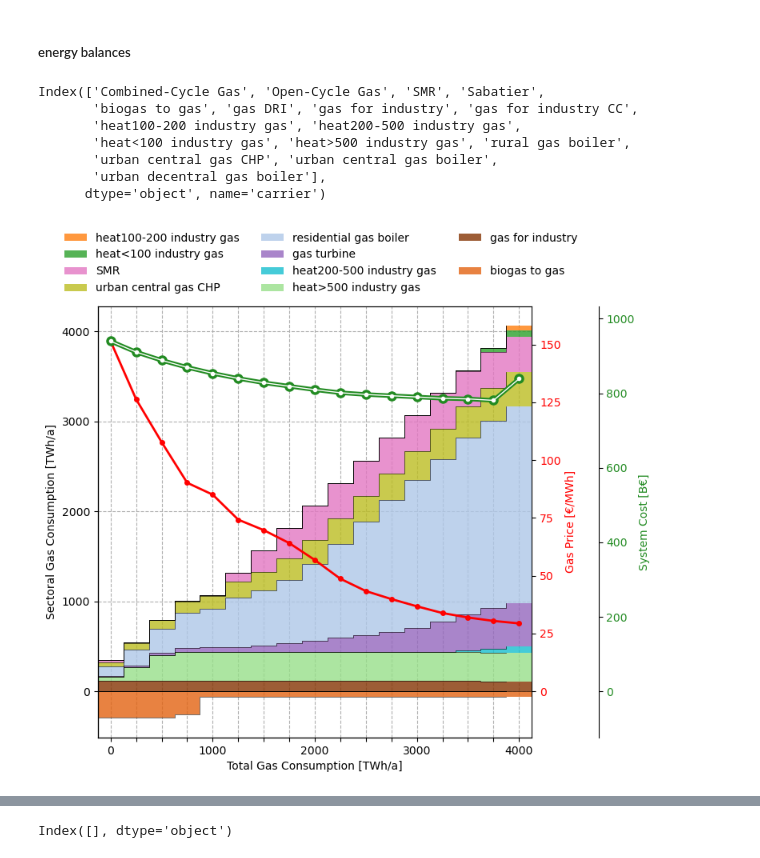
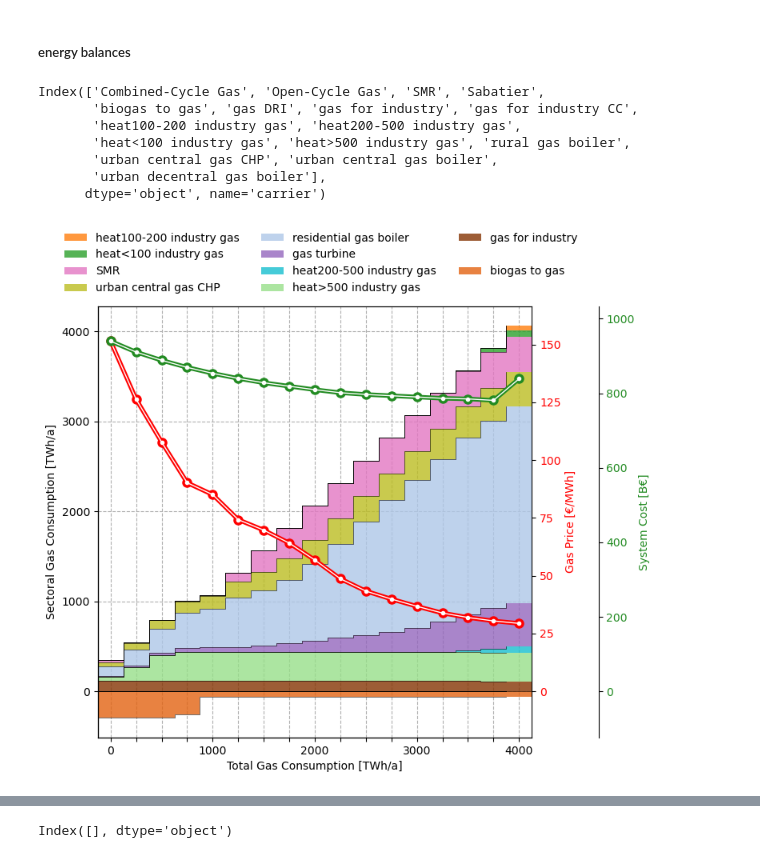
Before and after one commit to LukasFrankenQ/resilient-pypsa-eur, a Jupyter notebook: notebooks/plot_total_gas_use.ipynb, the cells around one changed output, grey strips where cells are left out. Drawn from its saved outputs; the diff is of its cells as text; code cells hidden in the pictures.

Commit message:
added new plotting

```diff
--- a/notebooks/plot_total_gas_use.ipynb
+++ b/notebooks/plot_total_gas_use.ipynb
@@ -34,17 +34,17 @@ tech_colors['residential gas boiler'] = tech_colors['urban decentral gas boiler'
 tech_colors['gas turbine'] = tech_colors['Open-Cycle Gas']
 # %%
 nb = pd.read_csv(
-    Path.cwd().parent / 'results' / 'csvs' / 'nodal_energy_balance.csv', index_col=list(range(4)), header=list(range(5))
+    Path.cwd().parent / 'results' / 'csvs_3_latest' / 'nodal_energy_balance.csv', index_col=list(range(4)), header=list(range(5))
 ).loc[:,idx[:,:,:,'free']]
 nb.columns = nb.columns.get_level_values(-1).astype(int)
 # %%
 bal = pd.read_csv(
-    Path.cwd().parent / 'results' / 'csvs' / 'energy_balance.csv', index_col=list(range(3)), header=list(range(5))
+    Path.cwd().parent / 'results' / 'csvs_3_latest' / 'energy_balance.csv', index_col=list(range(3)), header=list(range(5))
 ).loc[:, idx[:,:,:,'free']]
 bal.columns = bal.columns.get_level_values(-1).astype(int)
 # %%
 mp = pd.read_csv(
-    Path.cwd().parent / 'results' / 'csvs' / 'prices.csv', index_col=list(range(1)), header=list(range(5))
+    Path.cwd().parent / 'results' / 'csvs_3_latest' / 'prices.csv', index_col=list(range(1)), header=list(range(5))
 ).loc[:, idx[:,:,:,'free']]
 mp.columns = mp.columns.get_level_values(-1).astype(int)
 
@@ -383,7 +383,7 @@ gb.index = gb.index.get_level_values(1)
 gb.drop('gas', inplace=True)
 # %%
 costs = pd.read_csv(
-    Path.cwd().parent / 'results' / 'csvs' / 'costs.csv', index_col=list(range(3)), header=list(range(5))
+    Path.cwd().parent / 'results' / 'csvs_3_latest' / 'costs.csv', index_col=list(range(3)), header=list(range(5))
 ).sum().mul(1e-9)
 costs.index = costs.index.get_level_values(-1)
 # Interpolate value for 1750 instead of dropping it
@@ -546,7 +546,8 @@ if zero_fraction < 1:
 else:
     y2_min = gas_price_min * 0.9  # Fallback if zero_fraction is 1
 
-ax2.plot(np.arange(len(gas_price)) + width/2, gas_price.values, color='red', linewidth=2, marker='o', markersize=4)
+ax2.plot(np.arange(len(gas_price)) + width/2, gas_price.values, color='red', linewidth=4, marker='o', markersize=8)
+ax2.plot(np.arange(len(gas_price)) + width/2, gas_price.values, color='w', linewidth=1, marker='o', markersize=3)
 ax2.set_xlim(0, len(bottoms))
 ax2.set_ylim(y2_min, y2_max)
 ax2.set_ylabel('Gas Price [€/MWh]', color='red')
@@ -560,34 +561,34 @@ ax3.spines['right'].set_position(('outward', 60))
 
 costs_min = costs.min()
 costs_max = costs.max()
 
 y3_max = costs_max * 1.1  # Add 10% padding at the top
 
 if zero_fraction < 1:
     y3_min = -zero_fraction * y3_max / (1 - zero_fraction)
 else:
     y3_min = costs_min * 0.9  # Fallback if zero_fraction is 1
 
 cost_color = 'forestgreen'
 # ax3.plot(np.arange(len(costs)) + width/2, costs.values, color=cost_color, linewidth=2, marker='o', markersize=4)
 ax3.plot(np.arange(len(costs)) + width/2, costs.values, color=cost_color, linewidth=4, marker='o', markersize=8)
 ax3.plot(np.arange(len(costs)) + width/2, costs.values, color='w', linewidth=1, marker='o', markersize=3)
 ax3.set_xlim(0, len(bottoms))
 ax3.set_ylim(y3_min, y3_max)
 ax3.set_ylabel('System Cost [B€]', color=cost_color)
 ax3.tick_params(axis='y', labelcolor=cost_color)
 
 plt.savefig('gas_use_by_sector.pdf', bbox_inches='tight')
 plt.show()
 # %% [output]
 Index(['Combined-Cycle Gas', 'Open-Cycle Gas', 'SMR', 'Sabatier',
        'biogas to gas', 'gas DRI', 'gas for industry', 'gas for industry CC',
        'heat100-200 industry gas', 'heat200-500 industry gas',
        'heat<100 industry gas', 'heat>500 industry gas', 'rural gas boiler',
        'urban central gas CHP', 'urban central gas boiler',
        'urban decentral gas boiler'],
       dtype='object', name='carrier')
-[figure, old version]
+[figure, new version]
 # %%
 target_bus_carriers = {
     "Hydrogen Storage": ["SMR"],
```
Also changed, not shown: parts of 1 cell of this notebook, 4 other files.
